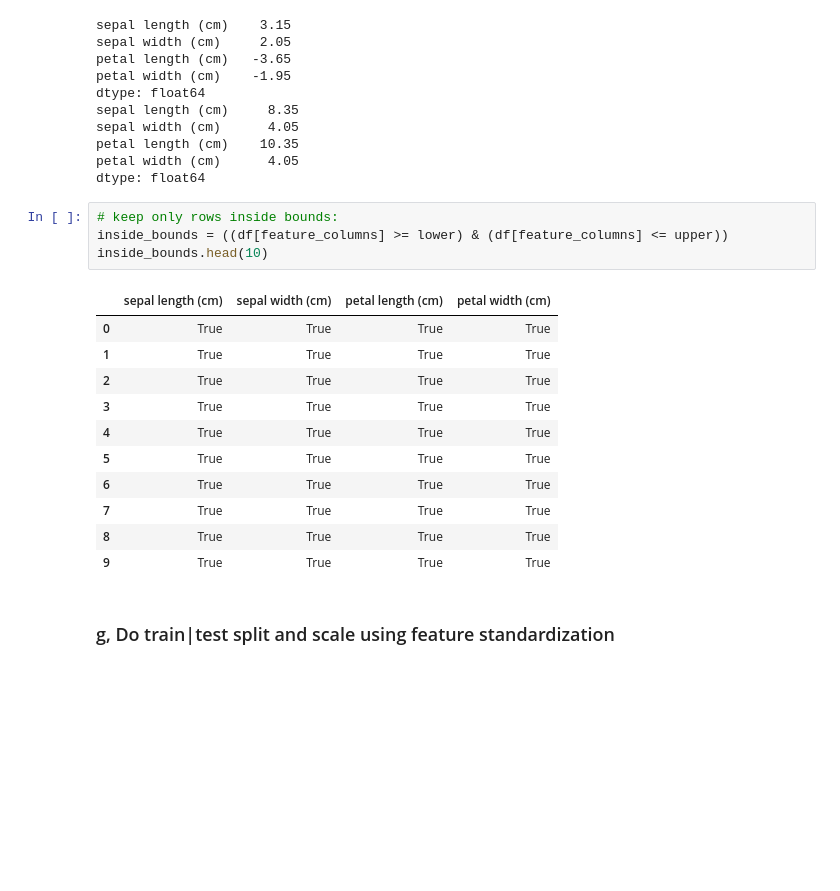
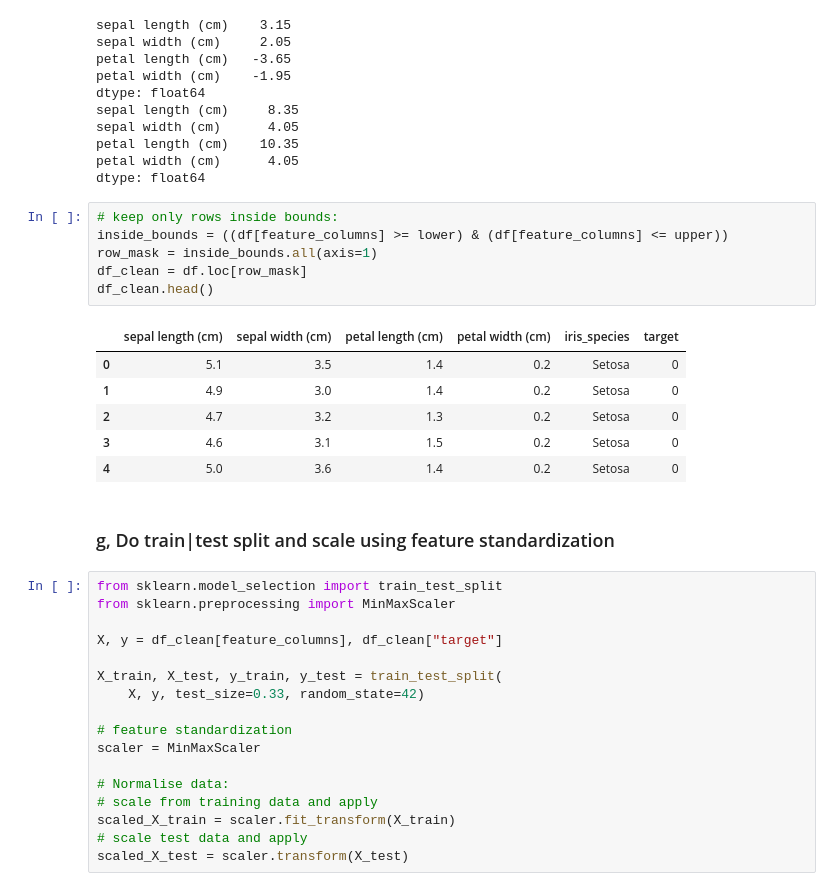
Before and after one commit to SusannaR11/AI_Engineering_OPA24_Susanna_Rokka, a Jupyter notebook: exercises/2_classification/0_iris_flower.ipynb, the cells around one changed output. Drawn from its saved outputs; the diff is of its cells as text; blank space fills up the shorter version.

```diff
--- a/exercises/2_classification/0_iris_flower.ipynb
+++ b/exercises/2_classification/0_iris_flower.ipynb
@@ -183,18 +232,32 @@ dtype: float64
 # %%
 # keep only rows inside bounds:
 inside_bounds = ((df[feature_columns] >= lower) & (df[feature_columns] <= upper))
-inside_bounds.head(10)
+row_mask = inside_bounds.all(axis=1)
+df_clean = df.loc[row_mask]
+df_clean.head()
 # %% [output]
-|  | sepal length (cm) | sepal width (cm) | petal length (cm) | petal width (cm) |
-| 0 | True | True | True | True |
-| 1 | True | True | True | True |
-| 2 | True | True | True | True |
-| 3 | True | True | True | True |
-| 4 | True | True | True | True |
-| 5 | True | True | True | True |
-| 6 | True | True | True | True |
-| 7 | True | True | True | True |
-| 8 | True | True | True | True |
-| 9 | True | True | True | True |
+|  | sepal length (cm) | sepal width (cm) | petal length (cm) | petal width (cm) | iris_species | target |
+| 0 | 5.1 | 3.5 | 1.4 | 0.2 | Setosa | 0 |
+| 1 | 4.9 | 3.0 | 1.4 | 0.2 | Setosa | 0 |
+| 2 | 4.7 | 3.2 | 1.3 | 0.2 | Setosa | 0 |
+| 3 | 4.6 | 3.1 | 1.5 | 0.2 | Setosa | 0 |
+| 4 | 5.0 | 3.6 | 1.4 | 0.2 | Setosa | 0 |
 # %% [markdown]
 ### g, Do train|test split and scale using feature standardization
+# %%
+from sklearn.model_selection import train_test_split
+from sklearn.preprocessing import MinMaxScaler
+
+X, y = df_clean[feature_columns], df_clean["target"]
+
+X_train, X_test, y_train, y_test = train_test_split(
+    X, y, test_size=0.33, random_state=42)
+
+# feature standardization
+scaler = MinMaxScaler
+
+# Normalise data:
+# scale from training data and apply
+scaled_X_train = scaler.fit_transform(X_train)
+# scale test data and apply
+scaled_X_test = scaler.transform(X_test)
```
Also changed, not shown: parts of 14 cells of this notebook.
